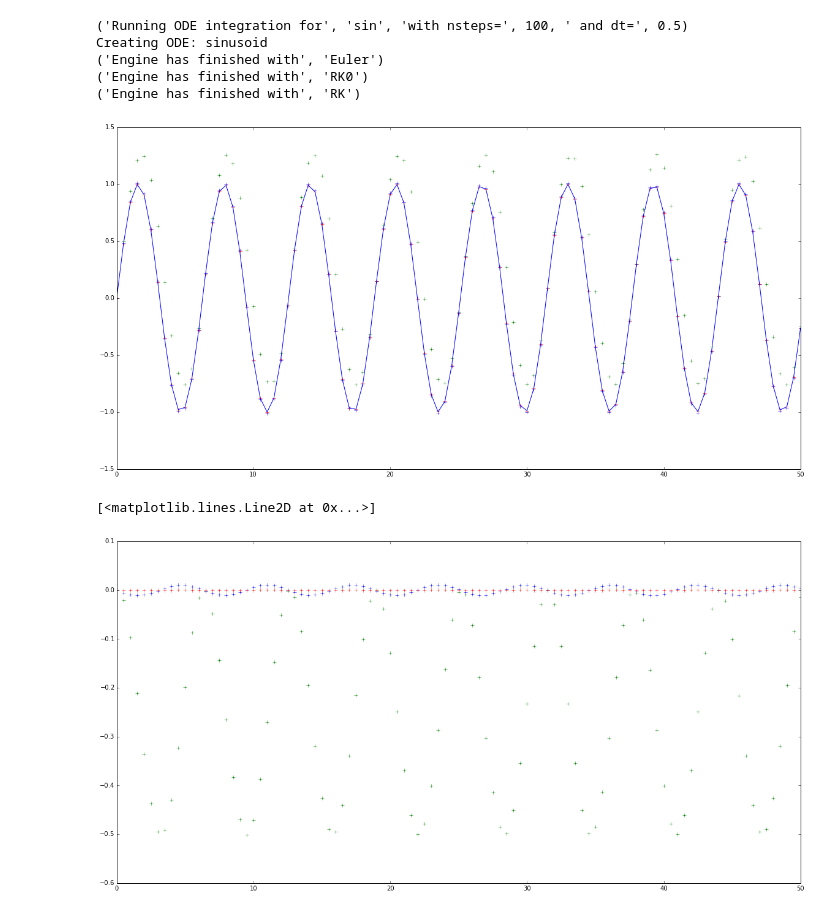
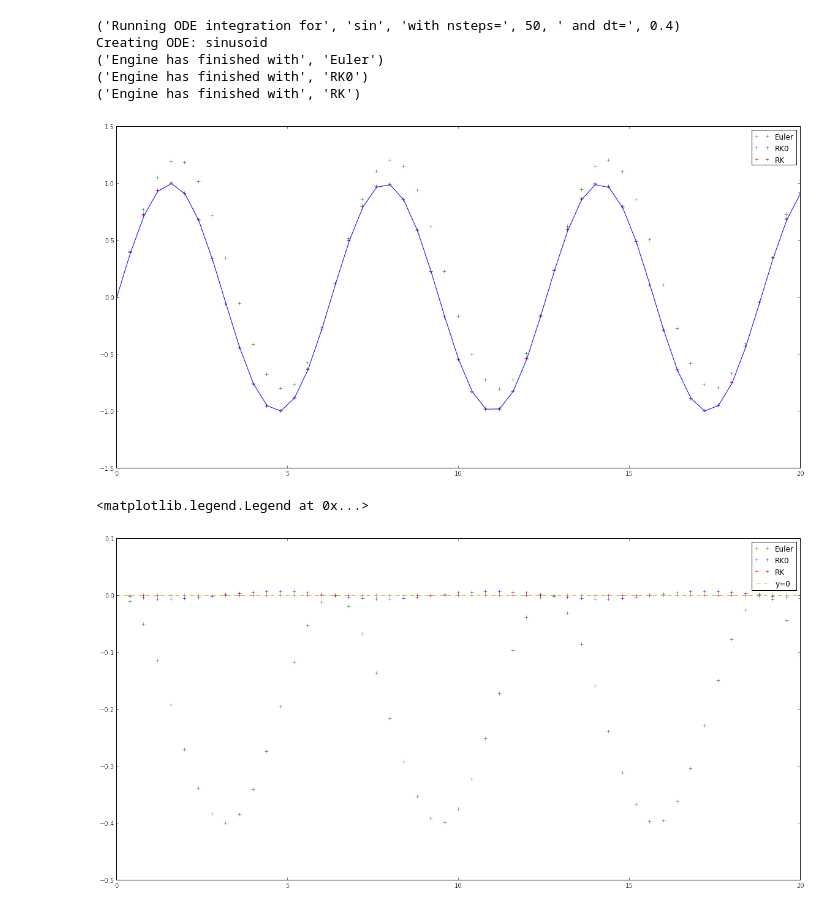
Before and after one commit to calumhrmurray/NumRep, a Jupyter notebook: ode/ode.ipynb, the cells around one changed output. Drawn from its saved outputs; the diff is of its cells as text; code cells hidden in the pictures.

```diff
--- a/ode/ode.ipynb
+++ b/ode/ode.ipynb
@@ -63,6 +63,37 @@ class ode_sinusoid:
 
     def exact_solution(self,t):
         return np.sin(self.omega*t)
+
+# electric field dE(x)/dx = rho(x)
+class ode_electric_field:
+    def __init__(self,height):
+        print('Creating ODE: electric field')
+        self.height = height
+        self.initial = [0.,0.]
+
+    def first_derivative(self,pair):
+        if pair[1] < 1. :
+            return 0.
+        elif pair[1] < 2. :
+            return 1. * self.height
+        elif pair[1] < 3. :
+            return -1 * self.height
+        else :
+            return 0.
+    # initial values are part of the ODE information
+    def initial_val(self):
+        return self.initial
+
+    # to compare accuracy
+    def exact_solution(self,t):
+        if t < 1.:
+            return 0.
+        elif t < 2.:
+            return t-1
+        elif t < 3.:
+            return 3-t
+        else:
+            return 0
 # %%
 # integration algorithms
 
@@ -118,6 +149,8 @@ def main(function,nsteps,delta):
         ode = ode_polynomial([1.,-6,3])
     elif(function=='sin'):
         ode = ode_sinusoid(1.)
+    elif(function=='electric_field'):
+        ode = ode_electric_field(1.)
     else:
         print('Incorrect function input', function)
         quit()
@@ -138,26 +171,29 @@ def main(function,nsteps,delta):
     results_exact = [ode.exact_solution(row[1]) for row in results_euler]
 
     plt.figure(figsize=(20,10))
-    plt.plot([row[1] for row in results_euler],[row[0] for row in results_euler],'g+')
-    plt.plot([row[1] for row in results_rk0],[row[0] for row in results_rk0],'b+')
-    plt.plot([row[1] for row in results_rk],[row[0] for row in results_rk],'r+')
+    plt.plot([row[1] for row in results_euler],[row[0] for row in results_euler],'g+',label='Euler')
+    plt.plot([row[1] for row in results_rk0],[row[0] for row in results_rk0],'b+',label='RK0')
+    plt.plot([row[1] for row in results_rk],[row[0] for row in results_rk],'r+',label='RK')
     plt.plot([row[1] for row in results_euler],results_exact)
+    plt.legend()
 
     return np.array(results_euler), np.array(results_rk0), np.array(results_rk), np.array(results_exact)
 # %%
-results_euler, results_rk0, results_rk, results_exact = main('sin',100,0.5)
+results_euler, results_rk0, results_rk, results_exact = main('sin',50,0.4)
 # %% [output]
-('Running ODE integration for', 'sin', 'with nsteps=', 100, ' and dt=', 0.5)
+('Running ODE integration for', 'sin', 'with nsteps=', 50, ' and dt=', 0.4)
 Creating ODE: sinusoid
 ('Engine has finished with', 'Euler')
 ('Engine has finished with', 'RK0')
 ('Engine has finished with', 'RK')
-[figure, old version]
+[figure, new version]
 # %%
 plt.figure(figsize=(20,10))
-plt.plot([row[1] for row in results_euler],results_exact-[row[0] for row in results_euler],'g+')
-plt.plot([row[1] for row in results_rk0],results_exact-[row[0] for row in results_rk0],'b+')
-plt.plot([row[1] for row in results_rk],results_exact-[row[0] for row in results_rk],'r+')
+plt.plot([row[1] for row in results_euler],results_exact-[row[0] for row in results_euler],'g+',label='Euler')
+plt.plot([row[1] for row in results_rk0],results_exact-[row[0] for row in results_rk0],'b+',label='RK0')
+plt.plot([row[1] for row in results_rk],results_exact-[row[0] for row in results_rk],'r+',label='RK')
+plt.plot([row[1] for row in results_rk],results_exact-results_exact,'y--',label='y=0')
+plt.legend()
 # %% [output]
-[<matplotlib.lines.Line2D at 0x...>]
+<matplotlib.legend.Legend at 0x...>
-[figure, old version]
+[figure, new version]
```
Also changed, not shown: parts of 1 cell of this notebook, 5 other files.
